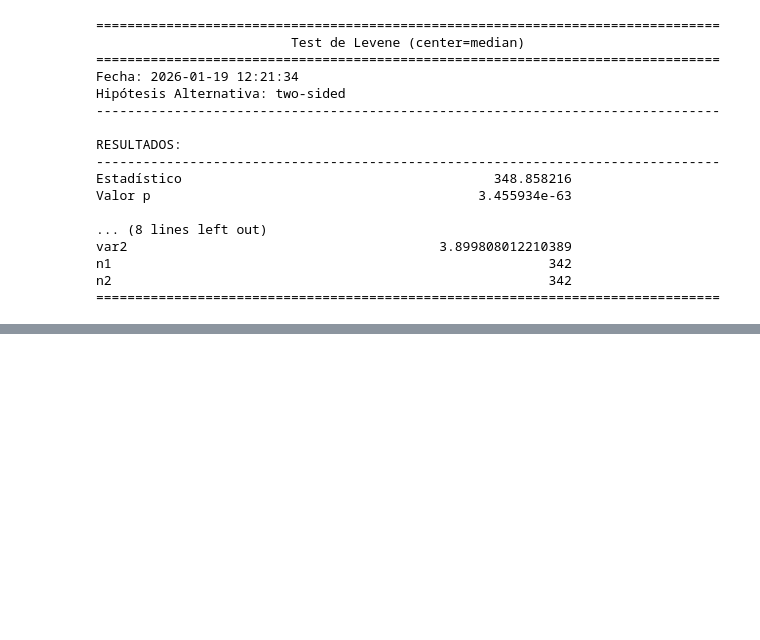
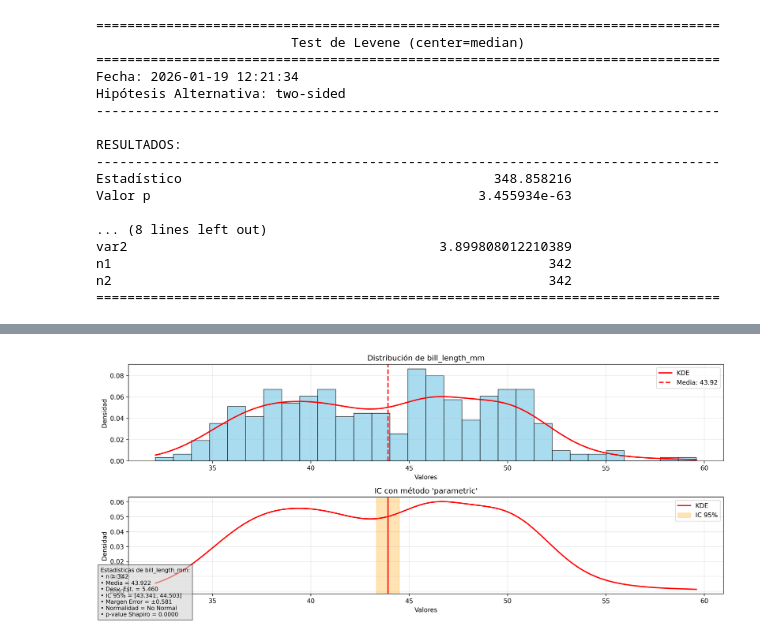
Before and after one commit to GhostAnalyst30/StatsLibX, a Jupyter notebook: how_use_statslibx.ipynb, the cells around one changed output, grey strips where cells are left out. Cells and saved outputs as stored; diff of their text form; code cells hidden in the pictures; blank space fills up the shorter version.

```diff
--- a/how_use_statslibx.ipynb
+++ b/how_use_statslibx.ipynb
@@ -913,0 +1055,5 @@ n2                                                        342
+# %%
+# Distribution With CI
+utils.plot_distribution_with_ci(df, column="bill_length_mm")
+# %% [output]
+[figure, added]
```
Also changed, not shown: parts of 18 cells of this notebook, 2 other files.
